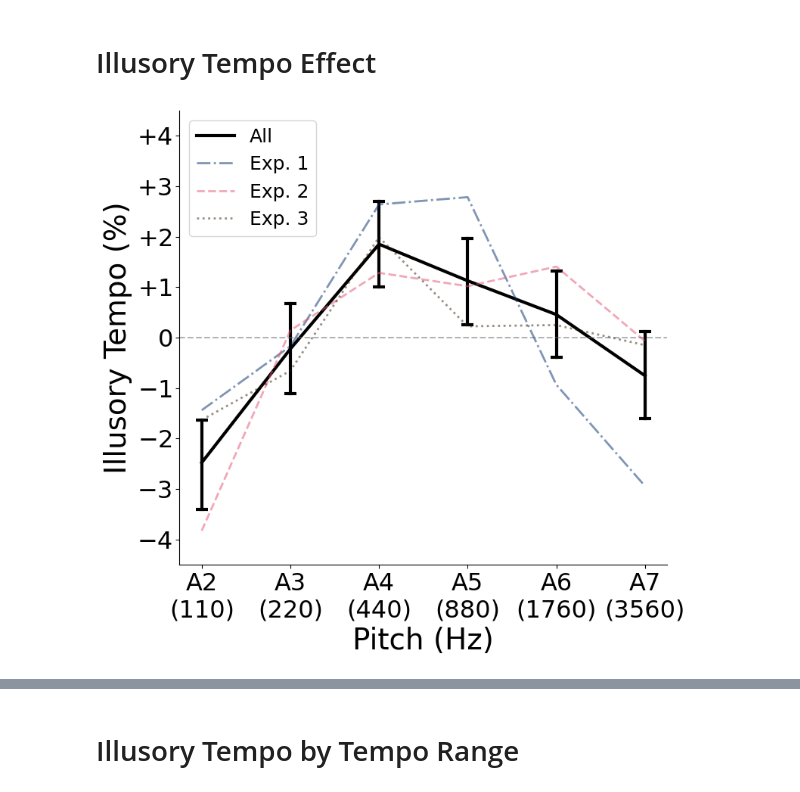
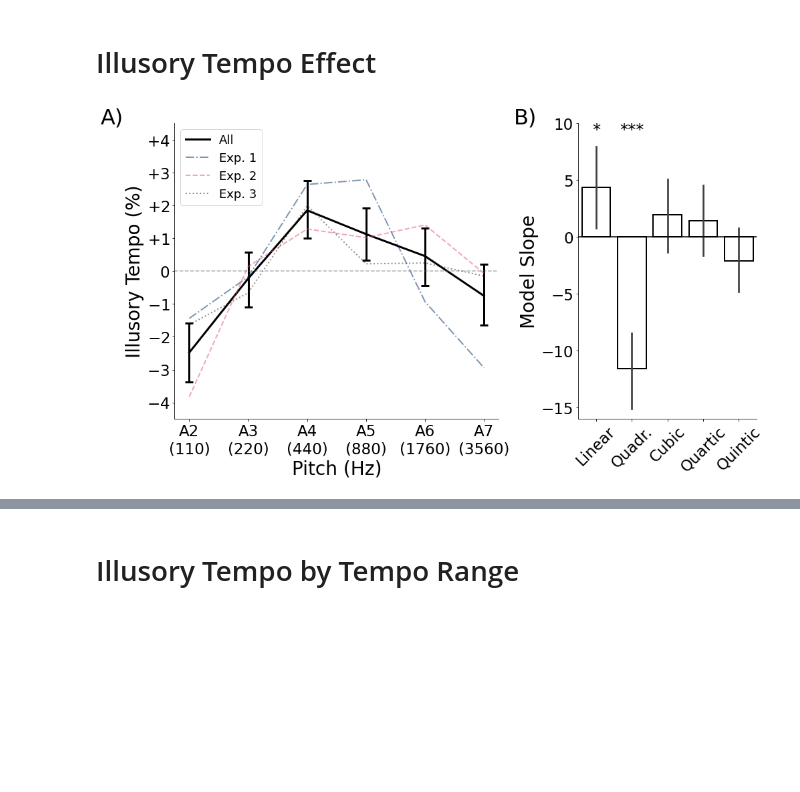
Before and after one commit to jpazdera/IllusoryTempo, a Jupyter notebook: E3/analysis/Combined Analysis.ipynb, the cells around one changed output, grey strips where cells are left out. Drawn from its saved outputs; the diff is of its cells as text; code cells hidden in the pictures; blank space fills up the shorter version.

```diff
--- a/E3/analysis/Combined Analysis.ipynb
+++ b/E3/analysis/Combined Analysis.ipynb
@@ -263,31 +309,58 @@ adjusted_scores = data.copy()
 for i, subj in enumerate(subj_means.subject):
     adjusted_scores.loc[adjusted_scores.subject == subj, 'residual'] -= subj_means.residual[i] - grand_mean.residual
     adjusted_scores.loc[adjusted_scores.subject == subj, 'illusory_tempo'] -= subj_means.illusory_tempo[i] - grand_mean.illusory_tempo
-# %%
-plt.figure()
-
-# Plot data
-sns.lineplot(x='pitch', y='illusory_tempo', data=adjusted_scores, color='k', marker='',
-             err_style='bars', err_kws=dict(capsize=6, lw=3, capthick=3), lw=3, label='All')
-sns.lineplot(x='pitch', y='illusory_tempo', data=adjusted_scores[adjusted_scores.subject < 1000], color='#002c6a', marker='', ls='-.', err_style=None, lw=2, alpha=.5, label='Exp. 1')
-sns.lineplot(x='pitch', y='illusory_tempo', data=adjusted_scores[(adjusted_scores.subject > 1000) & (adjusted_scores.subject < 2000)], color='#e45171', marker='', ls='--', err_style=None, lw=2, alpha=.5, label='Exp. 2')
-sns.lineplot(x='pitch', y='illusory_tempo', data=adjusted_scores[adjusted_scores.subject > 2000], color='#341c02', marker='', ls=':', err_style=None, lw=2, alpha=.5, label='Exp. 3')
-plt.axhline(0, ls='--', c='#5E6A71', alpha=.5)
-
-# Formatting
-plt.legend(loc=2)
-plt.xlabel('Pitch (Hz)')
-plt.xticks(range(2, 8), ['A2\n(110)', 'A3\n(220)', 'A4\n(440)', 'A5\n(880)', 'A6\n(1760)', 'A7\n(3560)'])
-plt.ylabel('Illusory Tempo (%)')
-plt.ylim(-4.5, 4.5)
-plt.yticks(np.arange(-4, 5, 1), ['$-4$', '$-3$', '$-2$', '$-1$', '$0$', '$+1$', '$+2$', '$+3$', '$+4$'])
-plt.gcf().set_size_inches(8, 7.5)
-plt.tight_layout()
-
-# Save figure
-plt.gcf().savefig(FIGURE_PATH + 'illusory_tempo_combined.svg')
-# %% [output]
-[figure, removed]
+# %%
+plt.figure()
+grid = plt.GridSpec(1, 2, width_ratios=[2, 1.1])
+
+###
+# Illusory Tempo
+###
+
+plt.subplot(grid[0])
+
+# Plot data
+sns.lineplot(x='pitch', y='illusory_tempo', data=adjusted_scores, color='k', marker='',
+             err_style='bars', err_kws=dict(capsize=6, lw=3, capthick=3), lw=3, label='All')
+sns.lineplot(x='pitch', y='illusory_tempo', data=adjusted_scores[adjusted_scores.subject < 1000], color='#002c6a', marker='', ls='-.', err_style=None, lw=2, alpha=.5, label='Exp. 1')
+sns.lineplot(x='pitch', y='illusory_tempo', data=adjusted_scores[(adjusted_scores.subject > 1000) & (adjusted_scores.subject < 2000)], color='#e45171', marker='', ls='--', err_style=None, lw=2, alpha=.5, label='Exp. 2')
+sns.lineplot(x='pitch', y='illusory_tempo', data=adjusted_scores[adjusted_scores.subject > 2000], color='#341c02', marker='', ls=':', err_style=None, lw=2, alpha=.5, label='Exp. 3')
+plt.axhline(0, ls='--', c='#5E6A71', alpha=.5)
+
+# Formatting
+plt.text(.5, 4.5, 'A)', fontsize=32)
+plt.legend(loc=2)
+plt.xlabel('Pitch (Hz)')
+plt.xticks(range(2, 8), ['A2\n(110)', 'A3\n(220)', 'A4\n(440)', 'A5\n(880)', 'A6\n(1760)', 'A7\n(3560)'])
+plt.ylabel('Illusory Tempo (%)')
+plt.ylim(-4.5, 4.5)
+plt.yticks(np.arange(-4, 5, 1), ['$-4$', '$-3$', '$-2$', '$-1$', '$0$', '$+1$', '$+2$', '$+3$', '$+4$'])
+
+###
+# Coefficients
+###
+
+plt.subplot(grid[1])
+
+# Plot data
+sns.barplot(data=coeffs.iloc[:, 2:], color='w', edgecolor='k', lw=2)
+plt.axhline(0, ls='-', c='k', alpha=1)
+
+# Formatting
+plt.text(-2.3, 10, 'B)', fontsize=32)
+plt.text(0, 9, '*', fontsize=24, ha='center')
+plt.text(1, 9, '***', fontsize=24, ha='center')
+plt.xlabel('')
+plt.xticks(range(0, 5), ['Linear', 'Quadr.', 'Cubic', 'Quartic', 'Quintic'], rotation=45)
+plt.ylabel('Model Slope')
+plt.ylim(-16, 10)
+
+# Save figure
+plt.gcf().set_size_inches(14, 8)
+plt.tight_layout()
+plt.gcf().savefig(FIGURE_PATH + 'illusory_tempo_combined.svg')
+# %% [output]
+[figure, added]
 # %%
 plt.figure()
 
```
Also changed, not shown: parts of 11 cells of this notebook, 8 other files.
